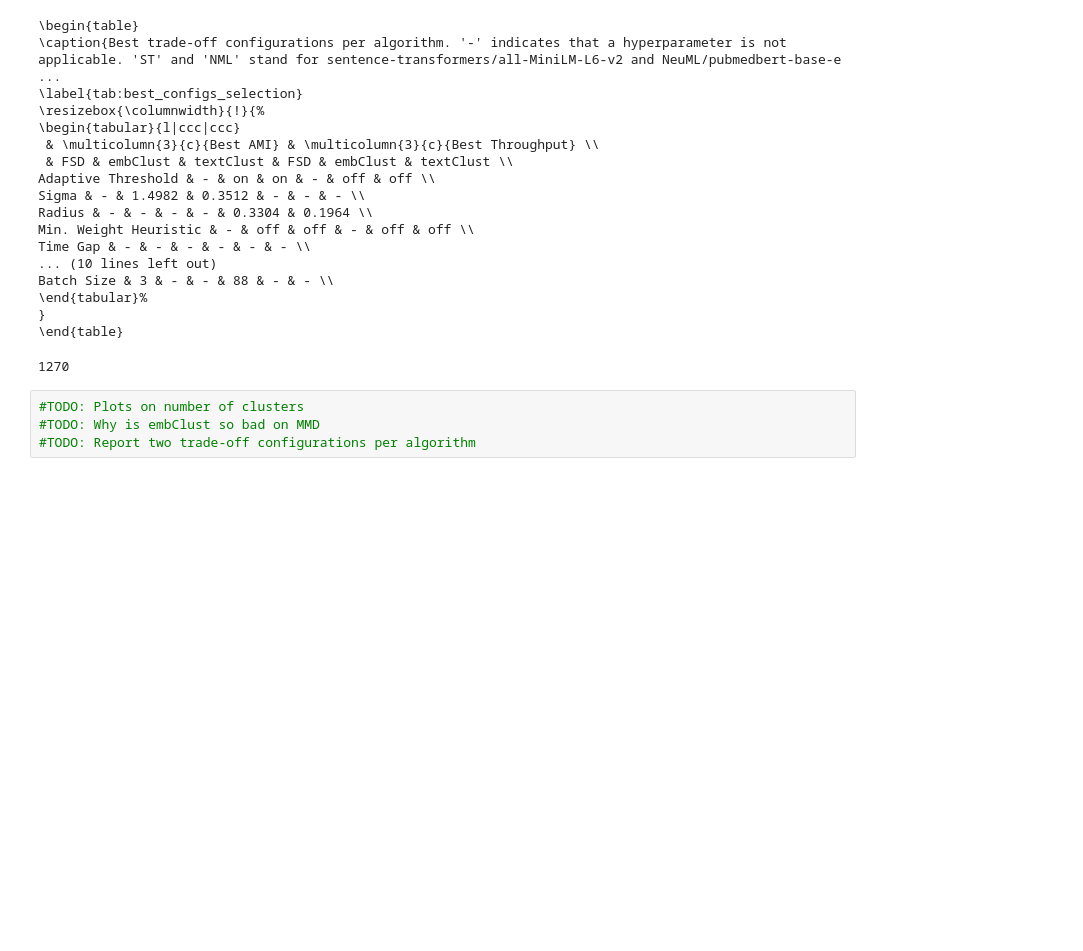
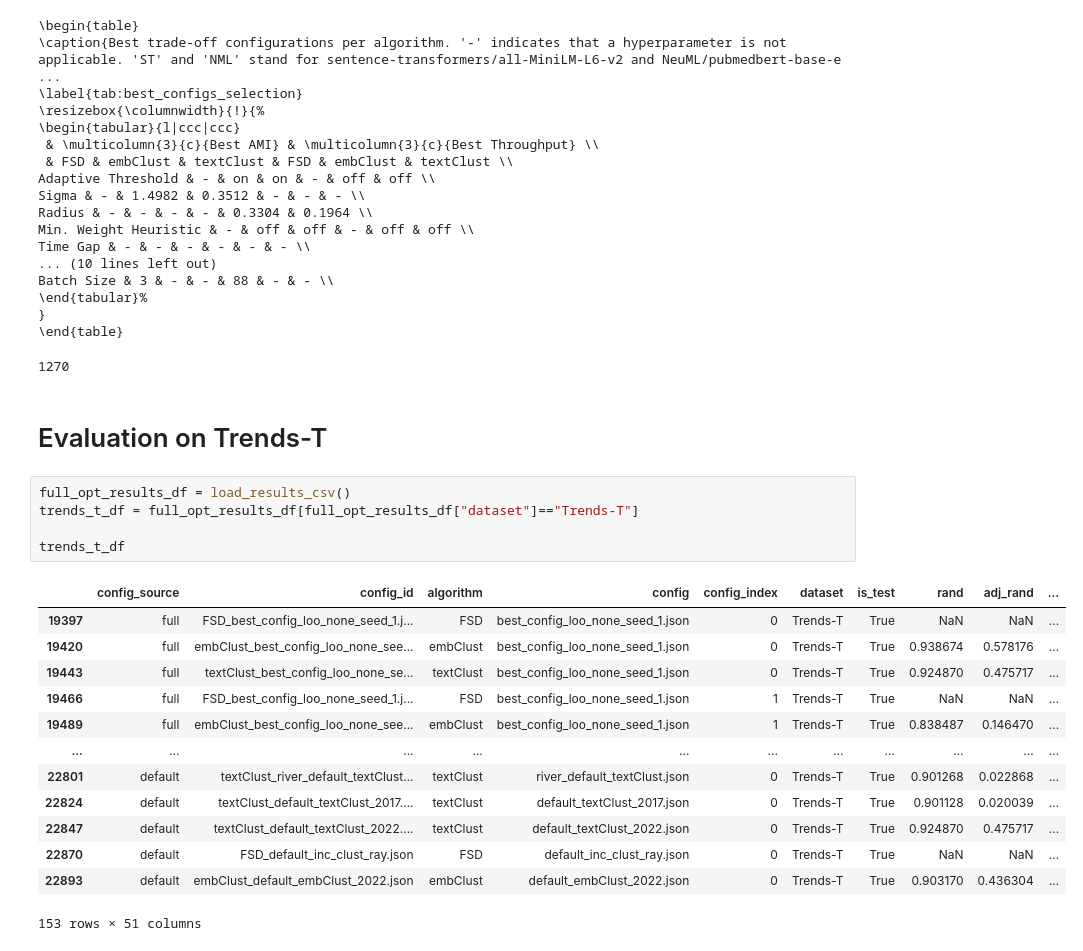
Before and after one commit to lea11100/textClust_hpo, a Jupyter notebook: smac_hpo/evaluation/config_analysis.ipynb, the cells around one changed output. Drawn from its saved outputs; the diff is of its cells as text; blank space fills up the shorter version.

```diff
--- a/smac_hpo/evaluation/config_analysis.ipynb
+++ b/smac_hpo/evaluation/config_analysis.ipynb
@@ -750,7 +789,24 @@ Batch Size & 3 & - & - & 88 & - & - \\
 }
 \end{table}
 1270
-# %%
-#TODO: Plots on number of clusters
-#TODO: Why is embClust so bad on MMD
-#TODO: Report two trade-off configurations per algorithm
+# %% [markdown]
+# Evaluation on Trends-T
+# %%
+full_opt_results_df = load_results_csv()
+trends_t_df = full_opt_results_df[full_opt_results_df["dataset"]=="Trends-T"]
+
+trends_t_df
+# %% [output]
+|  | config_source | config_id | algorithm | config | config_index | dataset | is_test | rand | adj_rand | ... |
+| 19397 | full | FSD_best_config_loo_none_seed_1.j... | FSD | best_config_loo_none_seed_1.json | 0 | Trends-T | True | NaN | NaN | ... |
+| 19420 | full | embClust_best_config_loo_none_see... | embClust | best_config_loo_none_seed_1.json | 0 | Trends-T | True | 0.938674 | 0.578176 | ... |
+| 19443 | full | textClust_best_config_loo_none_se... | textClust | best_config_loo_none_seed_1.json | 0 | Trends-T | True | 0.924870 | 0.475717 | ... |
+| 19466 | full | FSD_best_config_loo_none_seed_1.j... | FSD | best_config_loo_none_seed_1.json | 1 | Trends-T | True | NaN | NaN | ... |
+| 19489 | full | embClust_best_config_loo_none_see... | embClust | best_config_loo_none_seed_1.json | 1 | Trends-T | True | 0.838487 | 0.146470 | ... |
+| ... | ... | ... | ... | ... | ... | ... | ... | ... | ... | ... |
+| 22801 | default | textClust_river_default_textClust... | textClust | river_default_textClust.json | 0 | Trends-T | True | 0.901268 | 0.022868 | ... |
+| 22824 | default | textClust_default_textClust_2017.... | textClust | default_textClust_2017.json | 0 | Trends-T | True | 0.901128 | 0.020039 | ... |
+| 22847 | default | textClust_default_textClust_2022.... | textClust | default_textClust_2022.json | 0 | Trends-T | True | 0.924870 | 0.475717 | ... |
+| 22870 | default | FSD_default_inc_clust_ray.json | FSD | default_inc_clust_ray.json | 0 | Trends-T | True | NaN | NaN | ... |
+| 22893 | default | embClust_default_embClust_2022.json | embClust | default_embClust_2022.json | 0 | Trends-T | True | 0.903170 | 0.436304 | ... |
+153 rows × 51 columns
```
Also changed, not shown: parts of 5 cells of this notebook, 6 other files.
